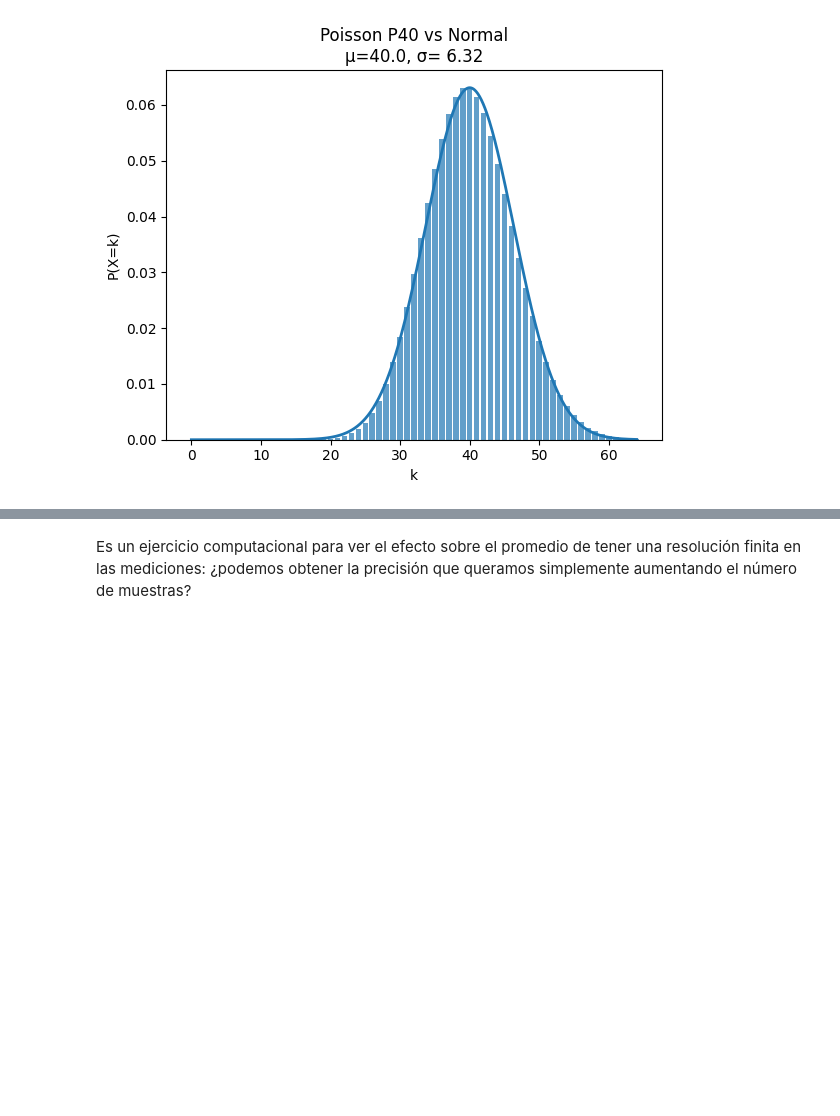
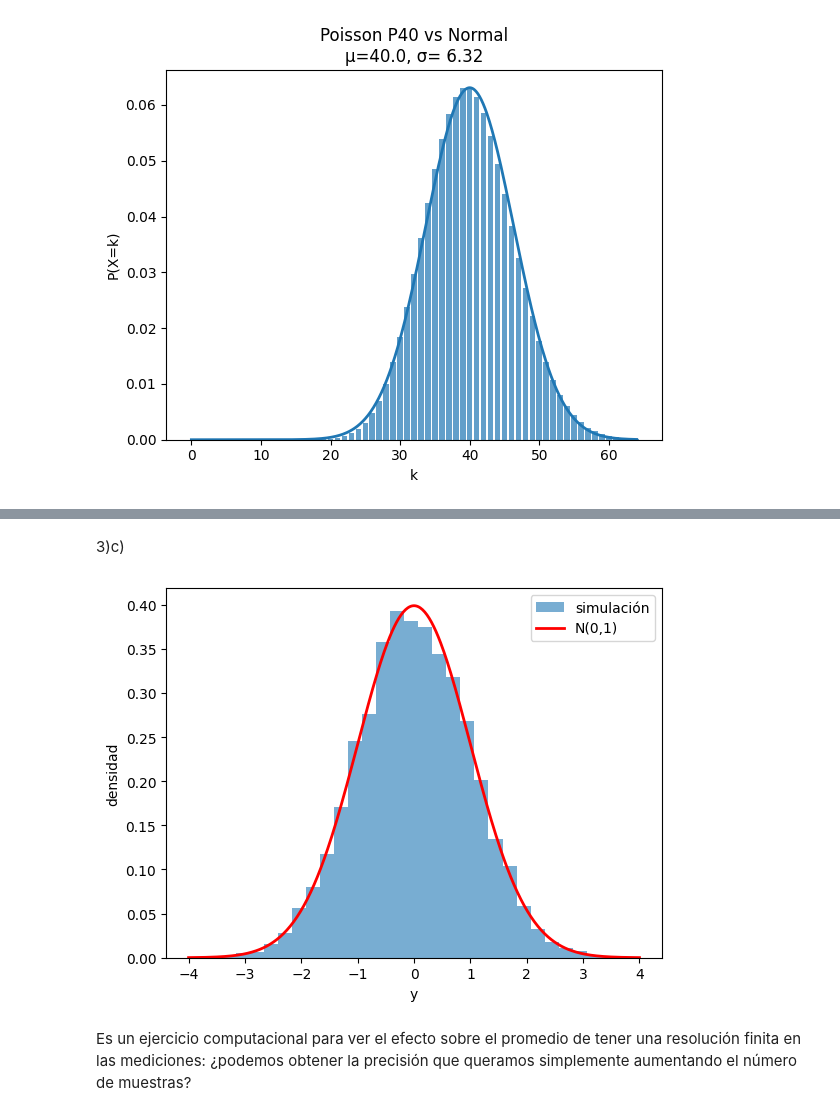
Before and after one commit to arirodriguez001/Teorica-1, a Jupyter notebook: OneDrive/Escritorio/python/MEFE/guia5.ipynb, the cells around one changed output, grey strips where cells are left out. Drawn from its saved outputs; the diff is of its cells as text; code cells hidden in the pictures; blank space fills up the shorter version.

```diff
--- a/OneDrive/Escritorio/python/MEFE/guia5.ipynb
+++ b/OneDrive/Escritorio/python/MEFE/guia5.ipynb
@@ -51,2 +53,28 @@ for lam in poisson_lams:
+# %% [markdown]
+3)c)
+# %%
+import numpy as np
+import matplotlib.pyplot as plt
+from scipy.stats import norm
+
+n = 50
+Nsim = 10_000
+
+# 1) Genero sumas de 50 uniformes
+Z = np.sum(np.random.rand(Nsim, n), axis=1)
+
+# 2) Estandarizo
+Y = (Z - n/2) / np.sqrt(n/12)
+
+# 3) Histograma y curva normal
+plt.hist(Y, bins=30, density=True, alpha=0.6, label='simulación')
+x = np.linspace(-4, 4, 400)
+plt.plot(x, norm.pdf(x, 0, 1), 'r-', lw=2, label='N(0,1)')
+plt.xlabel('y')
+plt.ylabel('densidad')
+plt.legend()
+plt.show()
+# %% [output]
+[figure, added]
 # %% [markdown]
 Es un ejercicio computacional para ver el efecto sobre el promedio de tener una resolución finita en las mediciones: ¿podemos obtener la precisión que queramos simplemente aumentando el número de muestras?
```
Also changed, not shown: parts of 1 cell of this notebook.
